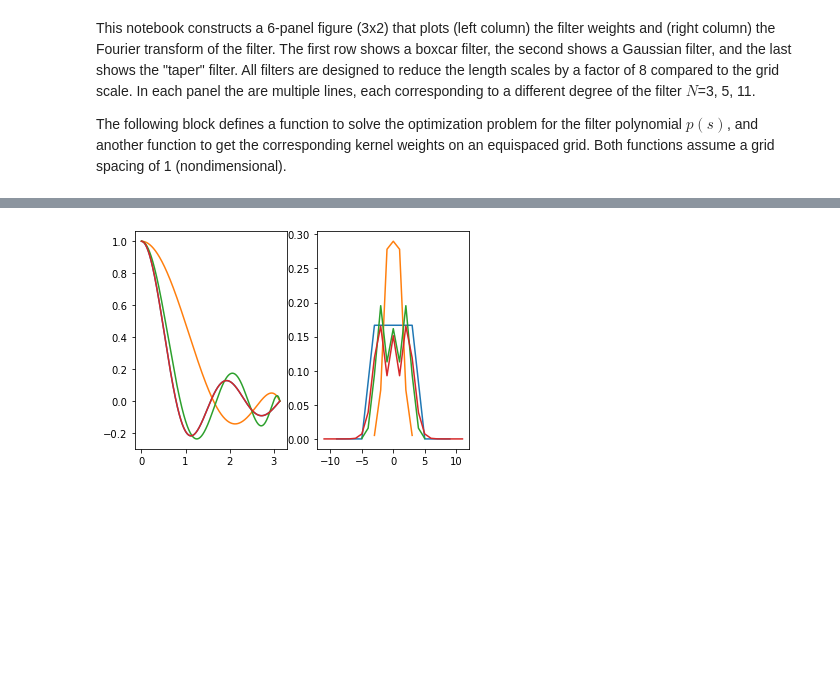
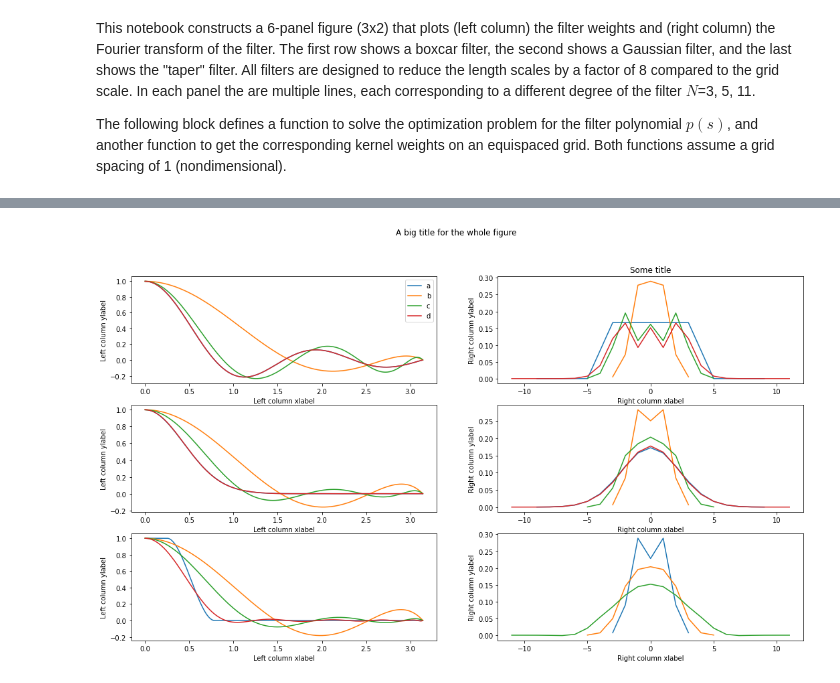
Before and after one commit to ocean-eddy-cpt/gcm-filters-paper, a Jupyter notebook: Fig1.ipynb, the cells around one changed output, grey strips where cells are left out. Saved outputs shown, nothing was run; the diff lists cells and outputs as text; code cells hidden in the pictures; blank space fills up the shorter version.

Commit message:
consolidated plots

```diff
--- a/Fig1.ipynb
+++ b/Fig1.ipynb
@@ -85,6 +86,10 @@ def getKernel(NL,sL,NB,sB):
         g = np.convolve(I5 + (2*np.real(sB[i])/np.abs(sB[i])**2)*L5 + (1/np.abs(sB[i])**2)*B, g)
     return g
 # %%
+# set up figure with subplots
+fig, axarr = plt.subplots(ncols=2, nrows=3, figsize=[18, 10])
+
+
 # Target filter = boxcar of width 8
 FB = lambda z: np.sinc(z*4/np.pi)
 
@@ -104,9 +109,73 @@ N = 11
 NL,sL,NB,sB,p11 = filterSpec(N,FB)
 g11 = getKernel(NL,sL,NB,sB)
 
-plt.subplot(1,2,1)
-plt.plot(k,FB(k),k,np.polynomial.chebyshev.chebval(x,p3),k,np.polynomial.chebyshev.chebval(x,p5),k,np.polynomial.chebyshev.chebval(x,p11))
-plt.subplot(1,2,2)
-plt.plot(np.arange(-9,10),(1/6)*np.array([0,0,0,0,0,.5,1,1,1,1,1,1,1,.5,0,0,0,0,0]))
-plt.plot(np.arange(-3,4),g3,np.arange(-5,6),g5,np.arange(-N,N+1),g11)
+# `axarr` can be indexed like a normal array to target a panel of the figure!
+axarr[0,0].plot(k,FB(k),k,np.polynomial.chebyshev.chebval(x,p3),k,np.polynomial.chebyshev.chebval(x,p5),k,np.polynomial.chebyshev.chebval(x,p11))
+
+# Example how to add a legend (if you want just one for all plots, let me know and Ill fix it up)
+axarr[0,0].legend(['a', 'b', 'c', 'd'])
+
+axarr[0,1].plot(np.arange(-9,10),(1/6)*np.array([0,0,0,0,0,.5,1,1,1,1,1,1,1,.5,0,0,0,0,0]))
+axarr[0,1].plot(np.arange(-3,4),g3,np.arange(-5,6),g5,np.arange(-N,N+1),g11)
+
+
+
+# Target filter is Gaussian with standard deviation set to match the boxcar of width 8
+FG = lambda z: np.exp(-(8/3)*(z**2))
+g0 = np.exp(-.5*(np.arange(-9,10)*np.sqrt(3)/4)**2)
+g0 = g0/np.sum(g0)
+
+N = 3
+NL,sL,NB,sB,p3 = filterSpec(N,FG)
+g3 = getKernel(NL,sL,NB,sB)
+
+N = 5
+NL,sL,NB,sB,p5 = filterSpec(N,FG)
+g5 = getKernel(NL,sL,NB,sB)
+
+N = 11
+NL,sL,NB,sB,p11 = filterSpec(N,FG)
+g11 = getKernel(NL,sL,NB,sB)
+
+
+axarr[1,0].plot(k,FG(k),k,np.polynomial.chebyshev.chebval(x,p3),k,np.polynomial.chebyshev.chebval(x,p5),k,np.polynomial.chebyshev.chebval(x,p11))
+
+axarr[1,1].plot(np.arange(-9,10),g0)
+axarr[1,1].plot(np.arange(-3,4),g3,np.arange(-5,6),g5,np.arange(-N,N+1),g11)
+
+# Target filter is taper with shape set to match the boxcar of width 8
+FT = interpolate.PchipInterpolator(np.array([0,1/4,np.pi/4,np.pi]),np.array([1,1,0,0]))
+
+N = 3
+NL,sL,NB,sB,p3 = filterSpec(N,FT)
+g3 = getKernel(NL,sL,NB,sB)
+
+N = 5
+NL,sL,NB,sB,p5 = filterSpec(N,FT)
+g5 = getKernel(NL,sL,NB,sB)
+
+N = 11
+NL,sL,NB,sB,p11 = filterSpec(N,FT)
+g11 = getKernel(NL,sL,NB,sB)
+
+axarr[2,0].plot(k,FT(k),k,np.polynomial.chebyshev.chebval(x,p3),k,np.polynomial.chebyshev.chebval(x,p5),k,np.polynomial.chebyshev.chebval(x,p11))
+
+axarr[2,1].plot(np.arange(-3,4),g3,np.arange(-5,6),g5,np.arange(-N,N+1),g11)
+
+
+# tune the labels
+
+fig.suptitle('A big title for the whole figure')
+
+# You can index a single axis like before
+axarr[0,1].set_title('Some title')
+
+# or you can loop over a slice of the array
+for ax in axarr[:,0]:
+    ax.set_ylabel('Left column ylabel')
+    ax.set_xlabel('Left column xlabel')
+
+for ax in axarr[:,1]:
+    ax.set_ylabel('Right column ylabel')
+    ax.set_xlabel('Right column xlabel')
 # %% [output]
@@ -116 +182 @@ plt.plot(np.arange(-3,4),g3,np.arange(-5,6),g5,np.arange(-N,N+1),g11)
-[figure, old version]
+[figure, new version]
```
Also changed, not shown: parts of 4 cells of this notebook.
